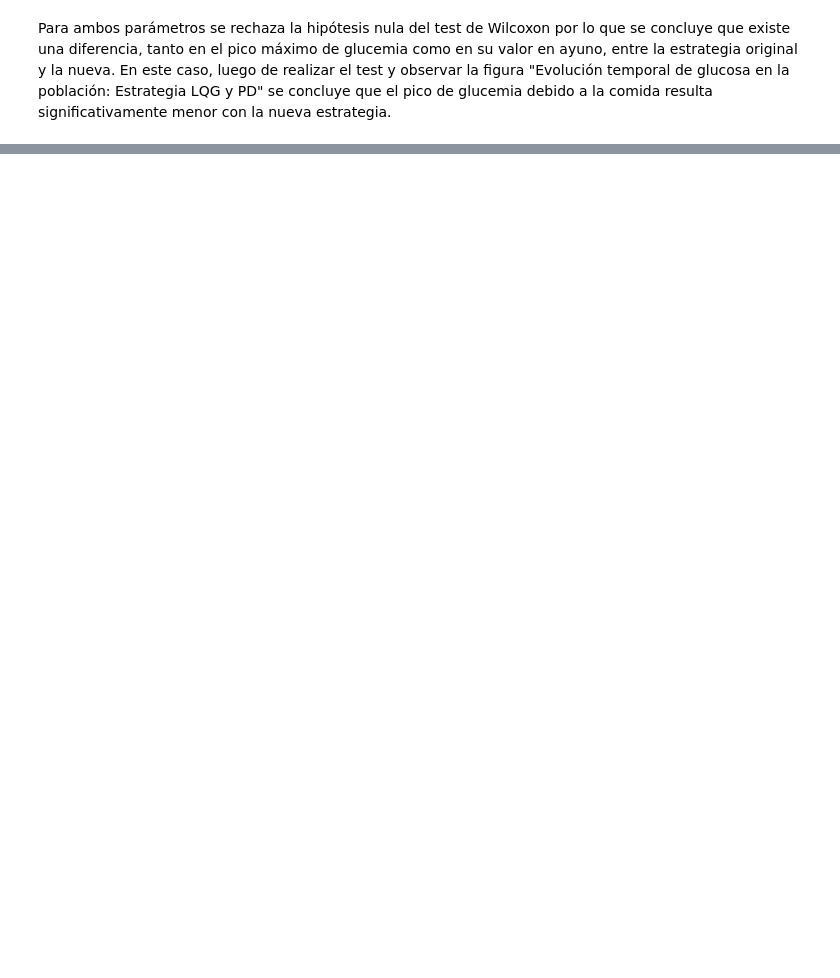
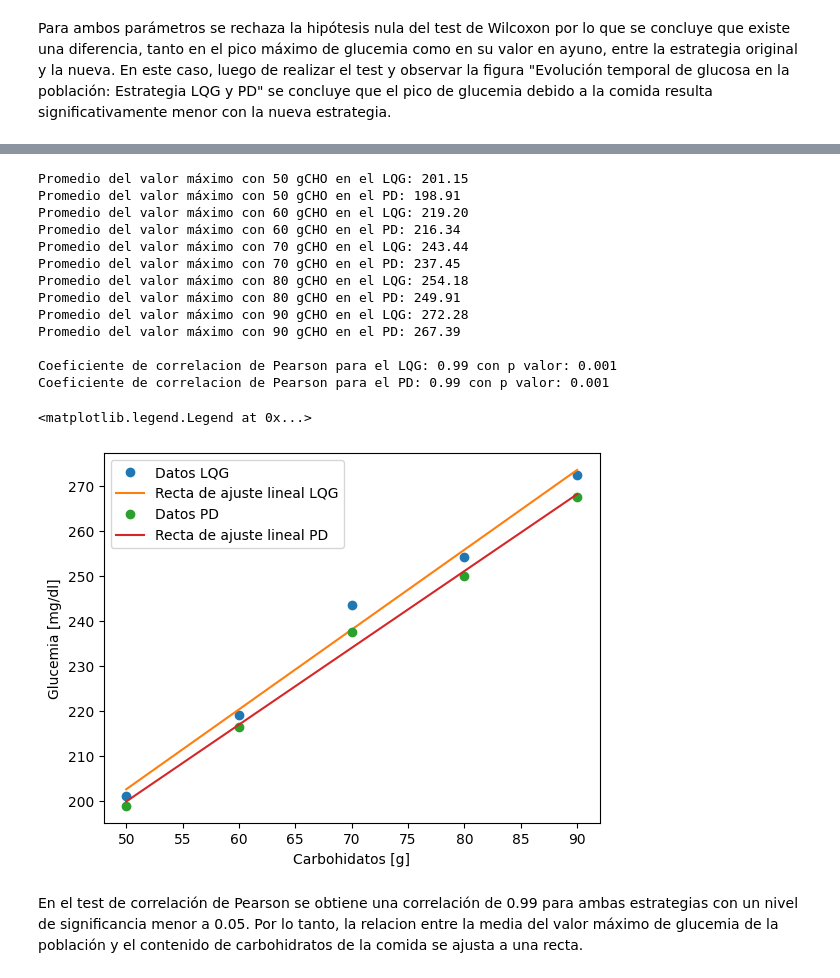
Before and after one commit to LeonelDRJ/trabajo_final_DaRosa_Jurao, a Jupyter notebook: Trabajo_final.ipynb, the cells around one changed output, grey strips where cells are left out. Saved outputs shown, nothing was run; the diff lists cells and outputs as text; code cells hidden in the pictures; blank space fills up the shorter version.

Commit message:
Regresión lineal

```diff
--- a/Trabajo_final.ipynb
+++ b/Trabajo_final.ipynb
@@ -223,0 +230,68 @@ Para ambos parámetros se rechaza la hipótesis nula del test de Wilcoxon por lo
+# %%
+# Importación de los datos
+# Lista de valores para reemplazar en el nombre del archivo
+carbohidratos = [50, 60, 70, 80, 90]
+g_mean_max_lqg = np.zeros((1, 5))
+g_mean_max_pd = np.zeros((1, 5))
+
+# Se extraen los datos de los valores máximos para cada comida y se calcula el valor medio en cada caso
+for i, CHO in enumerate(carbohidratos):
+    # Nombre del archivo con el valor actual
+    file_name = f"tabla_glucosa_{CHO}gCHO.csv"
+    # Lectura del archivo
+    df = pd.read_csv(file_name)
+    g_mean_max_lqg[0, i] = np.mean(df.iloc[:,0:10].max())  # Promedio entre los 10 pacientes con el lqg para cada comida
+    g_mean_max_pd[0, i] = np.mean(df.iloc[:,10:20].max())  # Promedio entre los 10 pacientes con el lqg para cada comida
+    # Se imprimen los resultados
+    print("Promedio del valor máximo con", CHO, "gCHO en el LQG: {:.2f}".format(g_mean_max_lqg[0, i]))
+    print("Promedio del valor máximo con", CHO, "gCHO en el PD: {:.2f}".format(g_mean_max_pd[0, i]))
+
+# Convertir las listas en arreglos de NumPy
+cho = np.array(carbohidratos)
+y_lqg = g_mean_max_lqg[0]
+y_pd = g_mean_max_pd[0]
+
+# vector para calcular y graficar la recta de ajuste
+x = np.linspace(min(carbohidratos), max(carbohidratos), 100)
+
+# Test de correlacion de Pearson
+estadistico,p_valor = ss.pearsonr(cho, y_lqg)
+print("\nCoeficiente de correlacion de Pearson para el LQG: {:.2f}".format(estadistico),"con p valor: {:.3f}".format(p_valor))
+
+ss.pearsonr(cho, y_pd)
+print("Coeficiente de correlacion de Pearson para el PD: {:.2f}".format(estadistico),"con p valor: {:.3f}".format(p_valor))
+
+
+# Recta de regresión lineal
+coeficientes_recta_lqg = np.polyfit(cho,y_lqg,deg=1)
+recta_lqg =  coeficientes_recta_lqg[0] * x + coeficientes_recta_lqg[1]
+coeficientes_recta_pd = np.polyfit(cho,y_pd,deg=1)
+recta_pd =  coeficientes_recta_pd[0] * x + coeficientes_recta_pd[1]
+
+
+plt.plot(cho,y_lqg,'o',label='Datos LQG')
+plt.plot(x,recta_lqg,label='Recta de ajuste lineal LQG')
+plt.plot(cho,y_pd,'o',label='Datos PD')
+plt.plot(x,recta_pd,label='Recta de ajuste lineal PD')
+
+plt.xlabel('Carbohidatos [g]')
+plt.ylabel('Glucemia [mg/dl]')
+plt.legend()
+# %% [output]
+Promedio del valor máximo con 50 gCHO en el LQG: 201.15
+Promedio del valor máximo con 50 gCHO en el PD: 198.91
+Promedio del valor máximo con 60 gCHO en el LQG: 219.20
+Promedio del valor máximo con 60 gCHO en el PD: 216.34
+Promedio del valor máximo con 70 gCHO en el LQG: 243.44
+Promedio del valor máximo con 70 gCHO en el PD: 237.45
+Promedio del valor máximo con 80 gCHO en el LQG: 254.18
+Promedio del valor máximo con 80 gCHO en el PD: 249.91
+Promedio del valor máximo con 90 gCHO en el LQG: 272.28
+Promedio del valor máximo con 90 gCHO en el PD: 267.39
+
+Coeficiente de correlacion de Pearson para el LQG: 0.99 con p valor: 0.001
+Coeficiente de correlacion de Pearson para el PD: 0.99 con p valor: 0.001
+<matplotlib.legend.Legend at 0x...>
+[figure, added]
+# %% [markdown]
+En el test de correlación de Pearson se obtiene una correlación de 0.99 para ambas estrategias con un nivel de significancia menor a 0.05. Por lo tanto, la relacion entre la media del valor máximo de glucemia de la población y el contenido de carbohidratos de la comida se ajusta a una recta.
```
Also changed, not shown: parts of 3 cells of this notebook.
